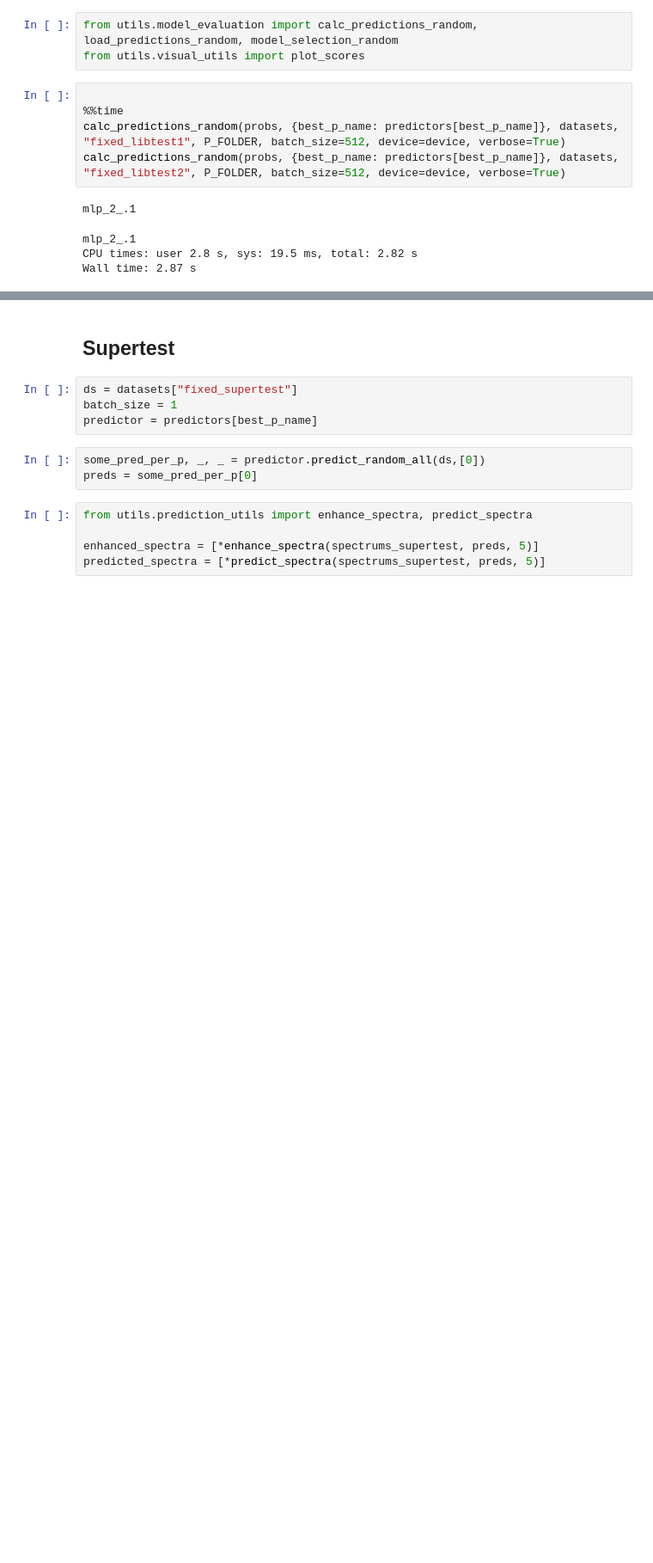
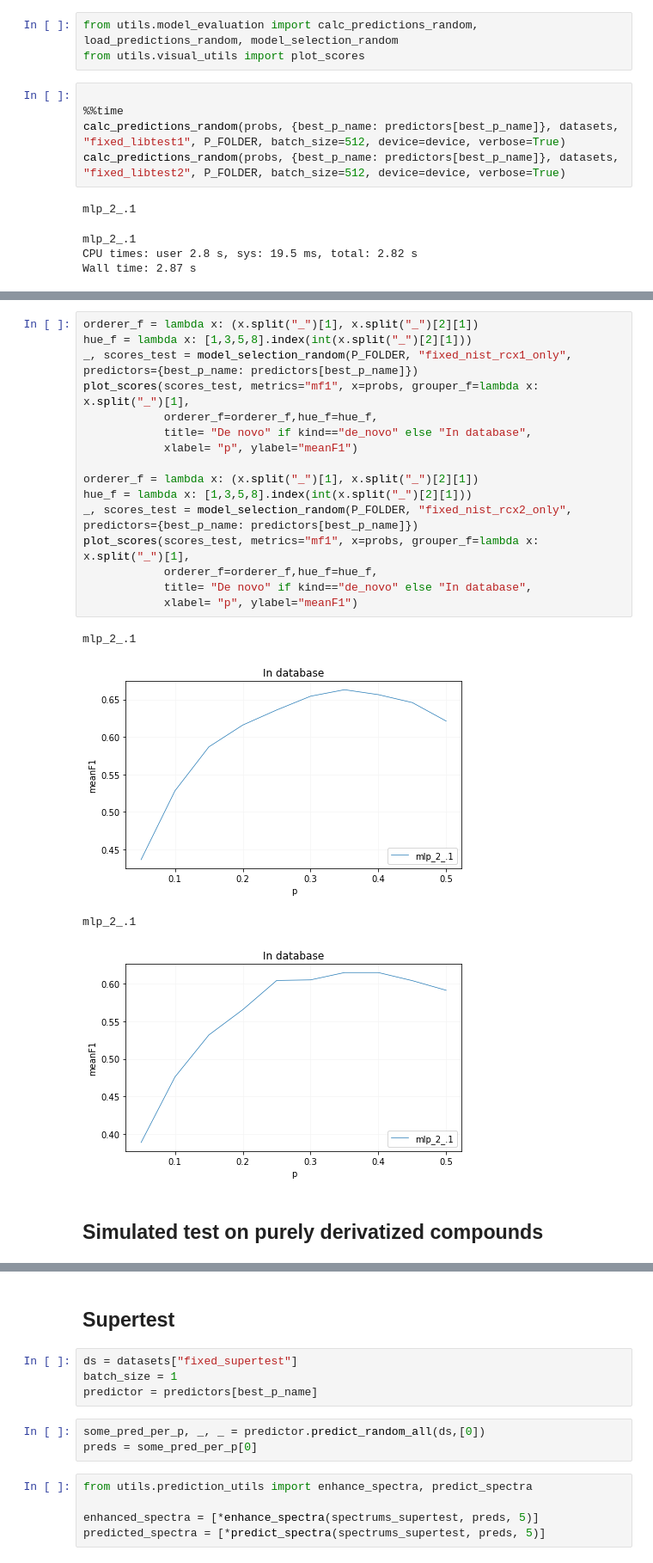
Before and after one commit to michal-stary/missing-peaks-prediction, a Jupyter notebook: real_pipeline_test/feedforward_model_MLP-supertest.ipynb, the cells around one changed output, grey strips where cells are left out. Shown: that part at 86% size. Cells and saved outputs as stored; diff of their text form; blank space fills up the shorter version.

```diff
--- a/real_pipeline_test/feedforward_model_MLP-supertest.ipynb
+++ b/real_pipeline_test/feedforward_model_MLP-supertest.ipynb
@@ -264,0 +391,23 @@ Wall time: 2.87 s
+# %%
+orderer_f = lambda x: (x.split("_")[1], x.split("_")[2][1])
+hue_f = lambda x: [1,3,5,8].index(int(x.split("_")[2][1]))
+_, scores_test = model_selection_random(P_FOLDER, "fixed_nist_rcx1_only", predictors={best_p_name: predictors[best_p_name]})
+plot_scores(scores_test, metrics="mf1", x=probs, grouper_f=lambda x: x.split("_")[1],
+            orderer_f=orderer_f,hue_f=hue_f,
+            title= "De novo" if kind=="de_novo" else "In database",
+            xlabel= "p", ylabel="meanF1")
+
+orderer_f = lambda x: (x.split("_")[1], x.split("_")[2][1])
+hue_f = lambda x: [1,3,5,8].index(int(x.split("_")[2][1]))
+_, scores_test = model_selection_random(P_FOLDER, "fixed_nist_rcx2_only", predictors={best_p_name: predictors[best_p_name]})
+plot_scores(scores_test, metrics="mf1", x=probs, grouper_f=lambda x: x.split("_")[1],
+            orderer_f=orderer_f,hue_f=hue_f,
+            title= "De novo" if kind=="de_novo" else "In database",
+            xlabel= "p", ylabel="meanF1")
+# %% [output]
+mlp_2_.1
+[figure, added]
+mlp_2_.1
+[figure, added]
+# %% [markdown]
+## Simulated test on purely derivatized compounds
```
Also changed, not shown: parts of 21 cells of this notebook, 1 other file.
